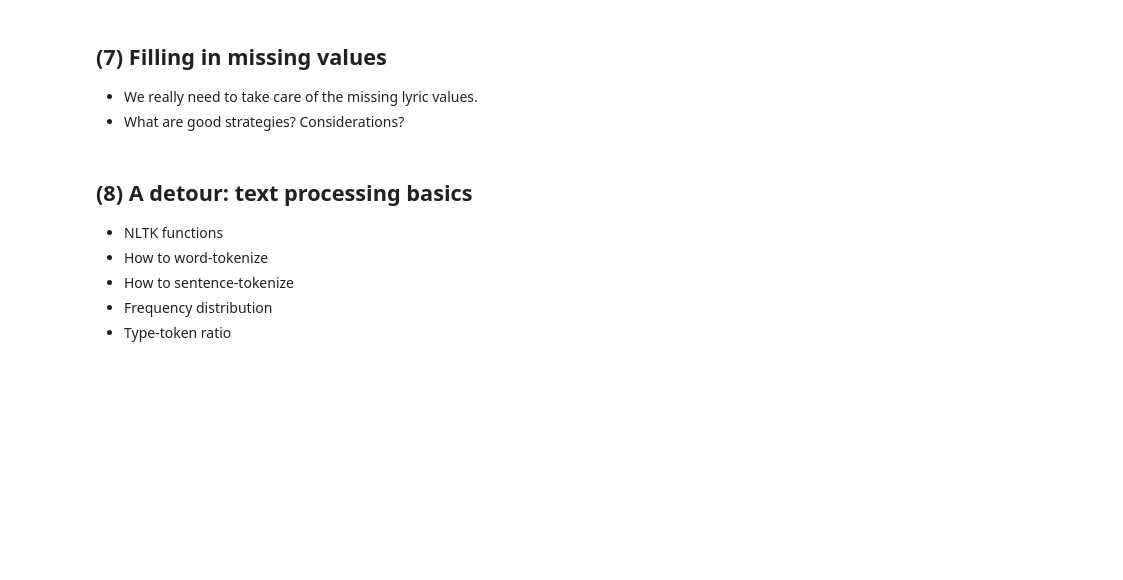
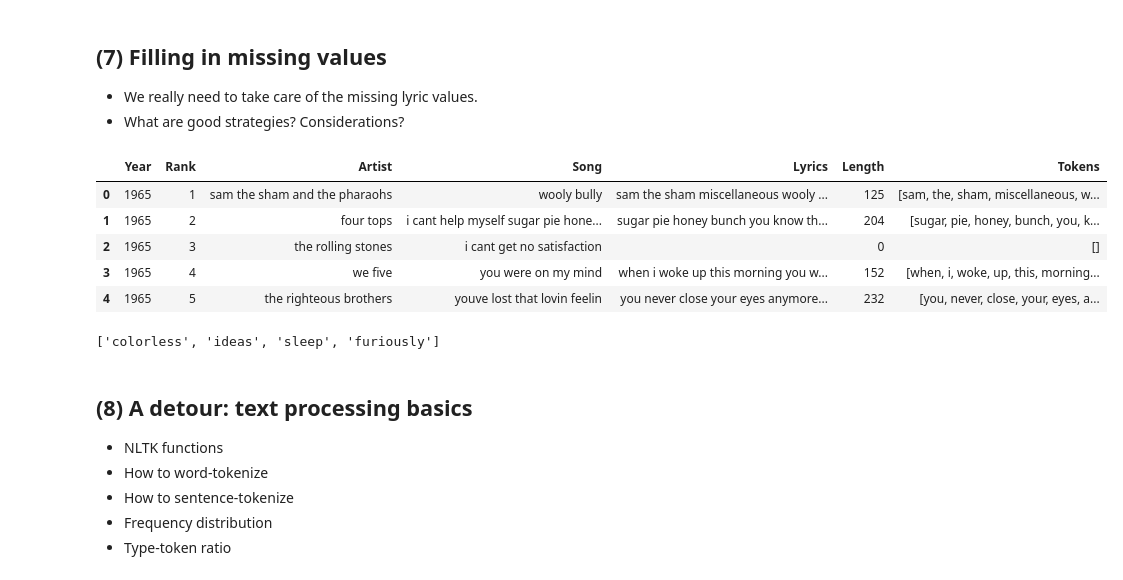
Before and after one commit to mmj32/Class-Practice-Repo, a Jupyter notebook: activity3/pop_music_lyrics_alicia.ipynb, the cells around one changed output. Saved outputs shown, nothing was run; the diff lists cells and outputs as text; code cells hidden in the pictures; blank space fills up the shorter version.

```diff
--- a/activity3/pop_music_lyrics_alicia.ipynb
+++ b/activity3/pop_music_lyrics_alicia.ipynb
@@ -287,3 +340,61 @@ len(songs.loc[songs["Artist"]=='madonna',:])
+# %%
+# replace NaN (and instrumental) with empty string
+
+songs.fillna('')    #returning new data frame
+songs[:50]          #not changed
+
+#songs = songs.fillna('')
+#songs[:50]
+
+songs.fillna('', inplace = True)
+songs.head()
+# %% [output]
+|  | Year | Rank | Artist | Song | Lyrics | Length | Tokens |
+| 0 | 1965 | 1 | sam the sham and the pharaohs | wooly bully | sam the sham miscellaneous wooly ... | 125 | [sam, the, sham, miscellaneous, w... |
+| 1 | 1965 | 2 | four tops | i cant help myself sugar pie hone... | sugar pie honey bunch you know th... | 204 | [sugar, pie, honey, bunch, you, k... |
+| 2 | 1965 | 3 | the rolling stones | i cant get no satisfaction |  | 0 | [] |
+| 3 | 1965 | 4 | we five | you were on my mind | when i woke up this morning you w... | 152 | [when, i, woke, up, this, morning... |
+| 4 | 1965 | 5 | the righteous brothers | youve lost that lovin feelin | you never close your eyes anymore... | 232 | [you, never, close, your, eyes, a... |
+# %%
+# LIST COMPREHENSION
+#[x for x in [1,2,3,4]]
+
+toklengths = [len(x.split()) for x in foo['Lyrics']]
+toklengths[:100]
+
+# data frame column is a data frame series
+songs["Length"] = pd.Series(toklengths)
+songs.head()
+
+
+#defining function ahead of time
+def tokenize(txt):
+    return txt.split()
+
+songs['Tokens'] = songs["Lyrics"].map(tokenize)
+songs.head()
+
+
+#defining simple function and then throw away USING LAMBDA
+    #use on the fly without giving a name
+songs['tokens2'] = songs["Lyrics"].map(lambda x: x.split())
+songs.head()
+
+del songs["tokens2"]
+songs.head()
+
+
+def get_avg_len(toks):
+    lens = [len(t) for t in toks]
+    if lens(toks) == 0: return 0
+    else: return sum(lens)/len(lens)
+
+sent = "colorless ideas sleep furiously".split()
+sent
+# get_avg_len(sent)
+#songs[avg_wd_len] = songs["Tokens"].map(get_avg_len)
+# %% [output]
+['colorless', 'ideas', 'sleep', 'furiously']
 # %% [markdown]
 ## (8) A detour: text processing basics
 - NLTK functions
```
Also changed, not shown: parts of 10 cells of this notebook, 4 other files.
